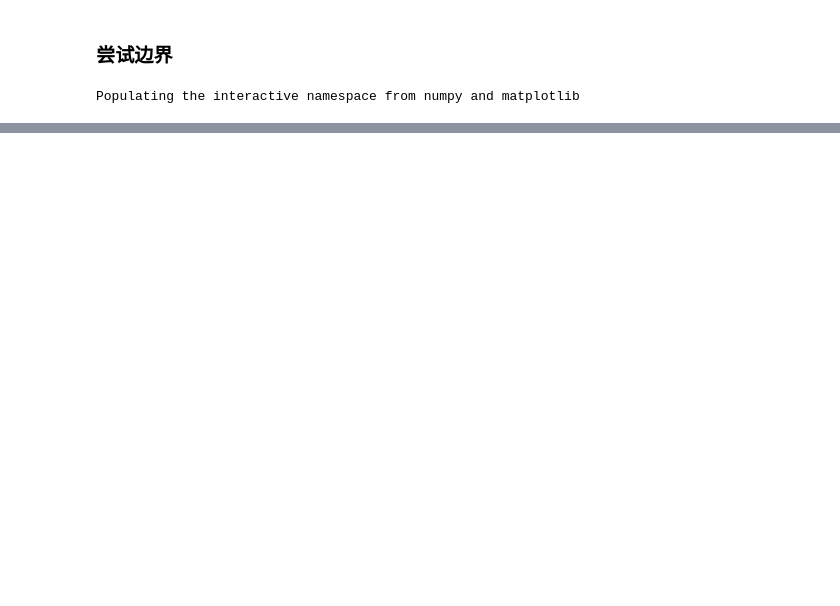
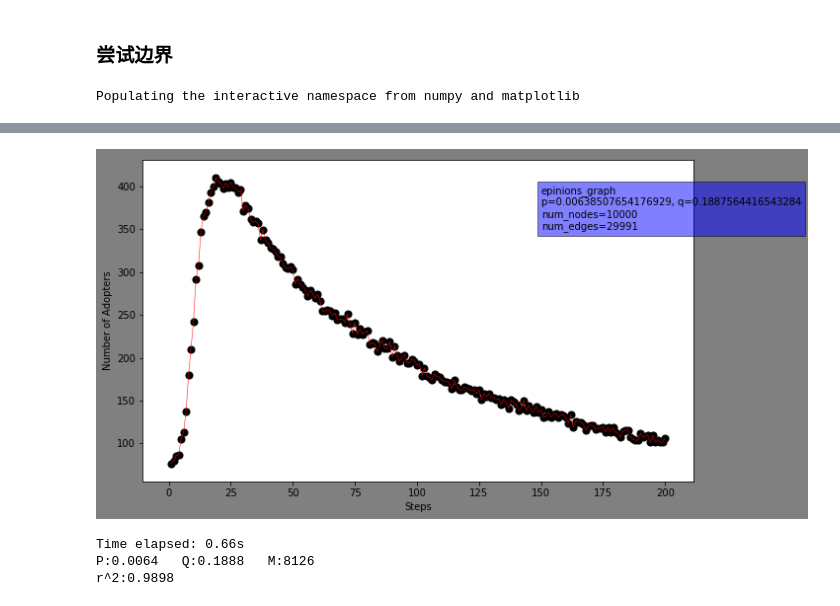
Before and after one commit to uscxiaoyu/A-method-for-fitting-ABM, a Jupyter notebook: 1.try_boundary.ipynb, the cells around one changed output, grey strips where cells are left out. Drawn from its saved outputs; the diff is of its cells as text; code cells hidden in the pictures; blank space fills up the shorter version.

```diff
--- a/1.try_boundary.ipynb
+++ b/1.try_boundary.ipynb
@@ -46 +240,26 @@ txt_cont = ['barabasi_albert_graph(10000,3)', 'exponential_graph(10000,3)', 'gau
+# %%
+fig = pl.figure(figsize=(10, 6), facecolor='grey')
+ax = fig.add_subplot(1, 1, 1)
+ax.set_xlabel("Steps")
+ax.set_ylabel("Number of Adopters")
+ax.plot(np.arange(1, len(S)+1), S, 'r-', lw=0.5)
+ax.scatter(np.arange(1, len(S)+1), S, s=50, marker='o', c='k')
+text = ax.text(150, 350, f"{txt_cont[i]}\np={p}, q={q}\nnum_nodes={nx.number_of_nodes(g)}\nnum_edges={nx.number_of_edges(g)}",
+                bbox=dict(facecolor='blue', alpha=0.5))
+# %% [output]
+[figure, added]
+# %%
+m_idx = np.argmax(S)
+s = S[:m_idx + 2]
+t1 = time.process_time()
+para_range = [[1e-5, 0.1], [1e-5, 0.8], [sum(s), 10*sum(s)]]
+bassest = BassEstimate(s, para_range)
+mse, p, q, m = bassest.optima_search(c_n=100, threshold=10e-6)
+r_2 = bassest.r2([p, q, m])
+print(f'Time elapsed: {(time.process_time() - t1):.2f}s')
+print(f'P:{p:.4f}   Q:{q:.4f}   M:{m:.0f}\nr^2:{r_2:.4f}')
+# %% [output]
+Time elapsed: 0.66s
+P:0.0064   Q:0.1888   M:8126
+r^2:0.9898
 # %%
```
Also changed, not shown: parts of 34 cells of this notebook, 2 other files.
